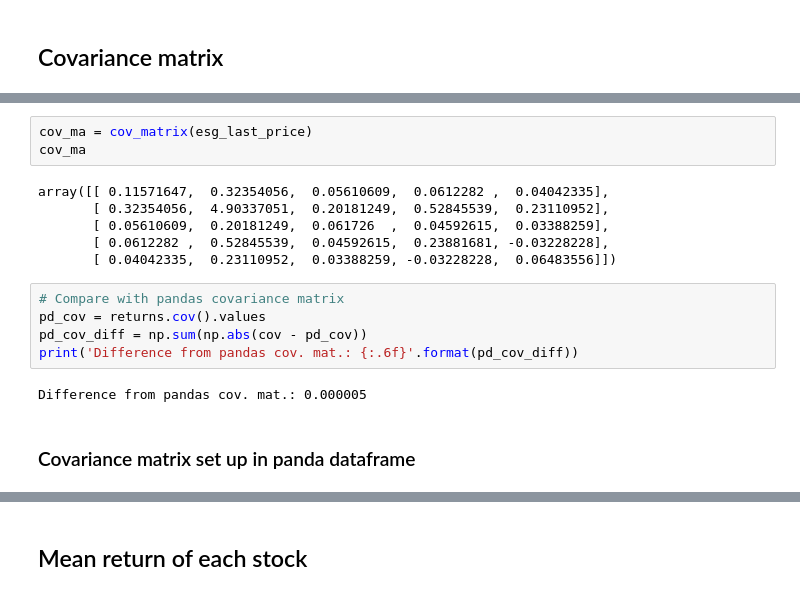
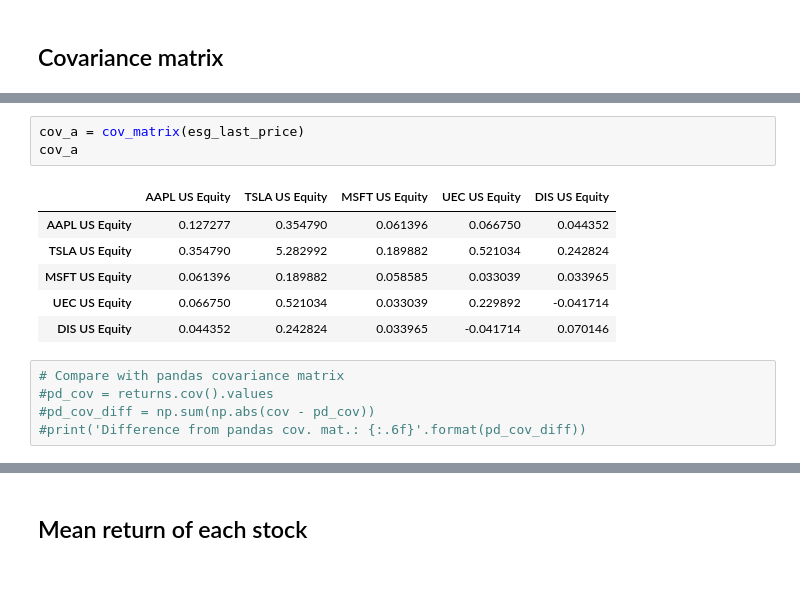
Before and after one commit to osca0787/Bachelor-Thesis, a Jupyter notebook: bachelor_code.ipynb, the cells around one changed output, grey strips where cells are left out. Drawn from its saved outputs; the diff is of its cells as text.

```diff
--- a/bachelor_code.ipynb
+++ b/bachelor_code.ipynb
@@ -85,18 +100,15 @@ def cov_matrix(stocks):
 # %%
-cov_ma = cov_matrix(esg_last_price)
-cov_ma
+cov_a = cov_matrix(esg_last_price)
+cov_a
 # %% [output]
-array([[ 0.11571647,  0.32354056,  0.05610609,  0.0612282 ,  0.04042335],
-       [ 0.32354056,  4.90337051,  0.20181249,  0.52845539,  0.23110952],
-       [ 0.05610609,  0.20181249,  0.061726  ,  0.04592615,  0.03388259],
-       [ 0.0612282 ,  0.52845539,  0.04592615,  0.23881681, -0.03228228],
-       [ 0.04042335,  0.23110952,  0.03388259, -0.03228228,  0.06483556]])
+|  | AAPL US Equity | TSLA US Equity | MSFT US Equity | UEC US Equity | DIS US Equity |
+| AAPL US Equity | 0.127277 | 0.354790 | 0.061396 | 0.066750 | 0.044352 |
+| TSLA US Equity | 0.354790 | 5.282992 | 0.189882 | 0.521034 | 0.242824 |
+| MSFT US Equity | 0.061396 | 0.189882 | 0.058585 | 0.033039 | 0.033965 |
+| UEC US Equity | 0.066750 | 0.521034 | 0.033039 | 0.229892 | -0.041714 |
+| DIS US Equity | 0.044352 | 0.242824 | 0.033965 | -0.041714 | 0.070146 |
 # %%
 # Compare with pandas covariance matrix
-pd_cov = returns.cov().values
-pd_cov_diff = np.sum(np.abs(cov - pd_cov))
-print('Difference from pandas cov. mat.: {:.6f}'.format(pd_cov_diff))
+#pd_cov = returns.cov().values
+#pd_cov_diff = np.sum(np.abs(cov - pd_cov))
+#print('Difference from pandas cov. mat.: {:.6f}'.format(pd_cov_diff))
-# %% [output]
-Difference from pandas cov. mat.: 0.000005
-# %% [markdown]
-### Covariance matrix set up in panda dataframe
```
Also changed, not shown: parts of 28 cells of this notebook.
